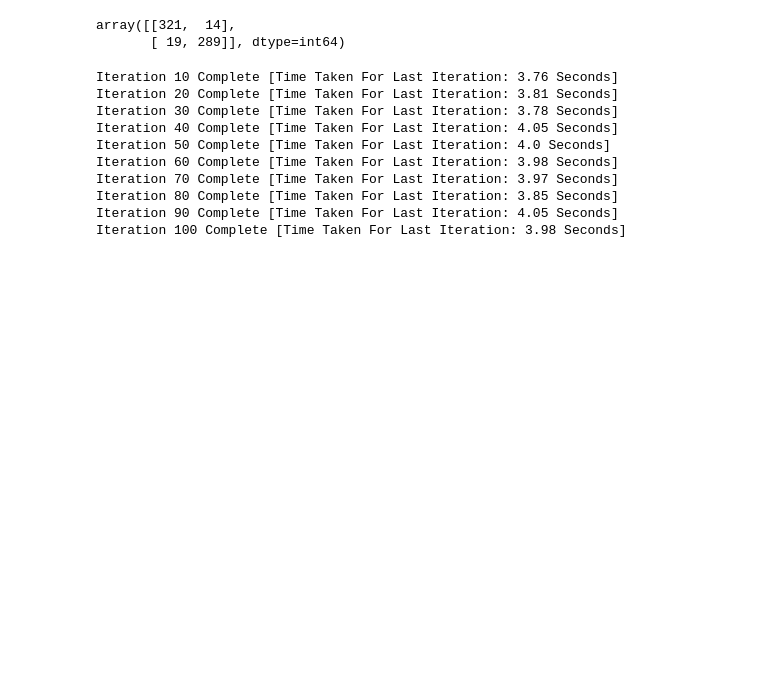
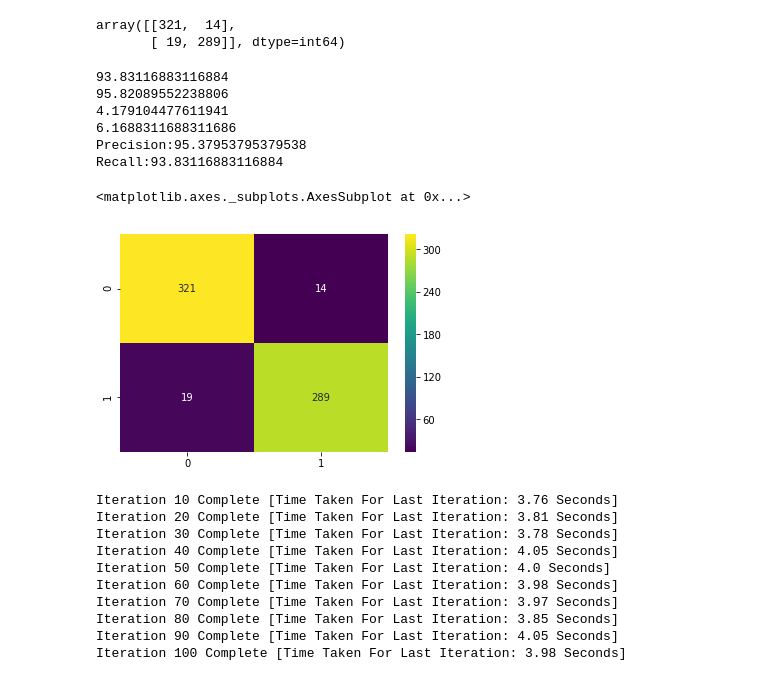
Before and after one commit to prabhnoor0212/malicious-website-detection, a Jupyter notebook: Analysis_Working.ipynb, the cells around one changed output. Saved outputs shown, nothing was run; the diff lists cells and outputs as text; code cells hidden in the pictures; blank space fills up the shorter version.

```diff
--- a/Analysis_Working.ipynb
+++ b/Analysis_Working.ipynb
@@ -657,3 +657,7 @@ confusion_matrix(y_test,pred)
 # %% [output]
 array([[321,  14],
        [ 19, 289]], dtype=int64)
+# %%
+conf_matrix = [[321, 14], [19, 289]]
+# %%
+conf_matrix = np.array(conf_matrix)
@@ -660,3 +670,22 @@ array([[321,  14],
+# %%
+print(tpr*100)
+print(tnr*100)
+print(fpr*100)
+print(fnr*100)
+print("Precision:"+str(tp*100/(tp+fp)))
+print("Recall:"+str(tpr*100))
+# %% [output]
+93.83116883116884
+95.82089552238806
+4.179104477611941
+6.1688311688311686
+Precision:95.37953795379538
+Recall:93.83116883116884
+# %%
+sns.heatmap(conf_matrix,annot=True, cmap='viridis', fmt='g')
+# %% [output]
+<matplotlib.axes._subplots.AxesSubplot at 0x...>
+[figure, added]
 # %%
 from geneticfs import GeneticFS
 
```
Also changed, not shown: parts of 10 cells of this notebook.
